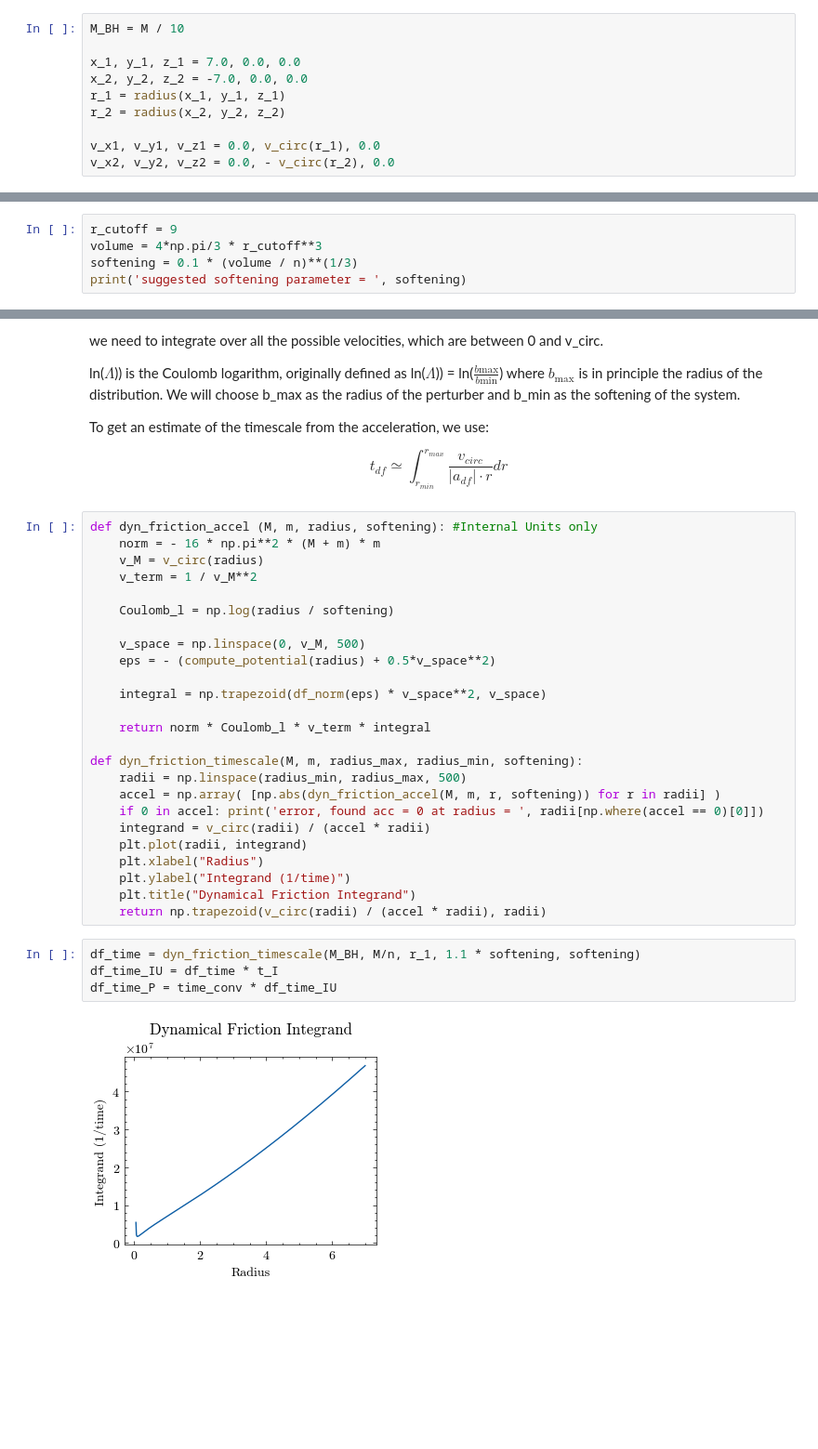
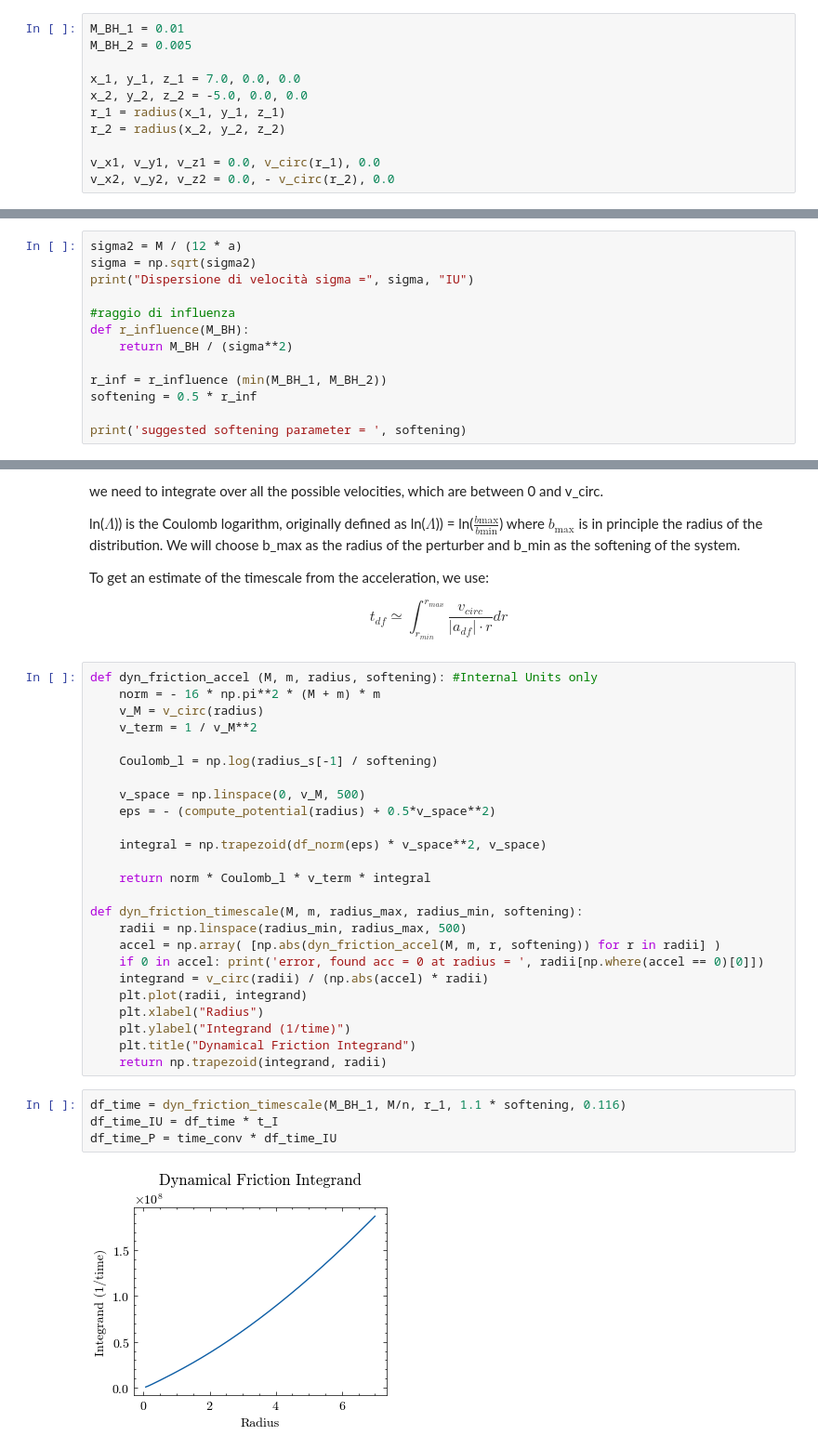
Before and after one commit to lisam10/stellar_systems_dynamics2024, a Jupyter notebook: final_exercise/Hernquist_new.ipynb, the cells around one changed output, grey strips where cells are left out. Shown: that part at 93% size. Cells and saved outputs as stored; diff of their text form; blank space fills up the shorter version.

```diff
--- a/final_exercise/Hernquist_new.ipynb
+++ b/final_exercise/Hernquist_new.ipynb
@@ -35,10 +35,11 @@ def radius(x, y, z):
 def v_circ(radius):
     return np.sqrt(M * radius) / (radius + a)
 # %%
-M_BH = M / 10
+M_BH_1 = 0.01
+M_BH_2 = 0.005
 
 x_1, y_1, z_1 = 7.0, 0.0, 0.0
-x_2, y_2, z_2 = -7.0, 0.0, 0.0
+x_2, y_2, z_2 = -5.0, 0.0, 0.0
 r_1 = radius(x_1, y_1, z_1)
 r_2 = radius(x_2, y_2, z_2)
 
@@ -334,6 +372,14 @@ inputf.close()
 # %%
-r_cutoff = 9
-volume = 4*np.pi/3 * r_cutoff**3
-softening = 0.1 * (volume / n)**(1/3)
+sigma2 = M / (12 * a)
+sigma = np.sqrt(sigma2)
+print("Dispersione di velocità sigma =", sigma, "IU")
+
+#raggio di influenza
+def r_influence(M_BH):
+    return M_BH / (sigma**2)
+
+r_inf = r_influence (min(M_BH_1, M_BH_2))
+softening = 0.5 * r_inf
+
 print('suggested softening parameter = ', softening)
 # %% [output]
@@ -457,7 +506,7 @@ def dyn_friction_accel (M, m, radius, softening): #Internal Units only
     v_M = v_circ(radius)
     v_term = 1 / v_M**2
 
-    Coulomb_l = np.log(radius / softening)
+    Coulomb_l = np.log(radius_s[-1] / softening)
 
     v_space = np.linspace(0, v_M, 500)
     eps = - (compute_potential(radius) + 0.5*v_space**2)
@@ -470,18 +519,18 @@ def dyn_friction_timescale(M, m, radius_max, radius_min, softening):
     radii = np.linspace(radius_min, radius_max, 500)
     accel = np.array( [np.abs(dyn_friction_accel(M, m, r, softening)) for r in radii] )
     if 0 in accel: print('error, found acc = 0 at radius = ', radii[np.where(accel == 0)[0]])
-    integrand = v_circ(radii) / (accel * radii)
+    integrand = v_circ(radii) / (np.abs(accel) * radii)
     plt.plot(radii, integrand)
     plt.xlabel("Radius")
     plt.ylabel("Integrand (1/time)")
     plt.title("Dynamical Friction Integrand")
-    return np.trapezoid(v_circ(radii) / (accel * radii), radii)
+    return np.trapezoid(integrand, radii)
 # %%
-df_time = dyn_friction_timescale(M_BH, M/n, r_1, 1.1 * softening, softening)
+df_time = dyn_friction_timescale(M_BH_1, M/n, r_1, 1.1 * softening, 0.116)
 df_time_IU = df_time * t_I
 df_time_P = time_conv * df_time_IU
 # %% [output]
-[figure, old version]
+[figure, new version]
 # %%
 softening
 # %% [output]
```
Also changed, not shown: parts of 19 cells of this notebook, 2 other files.
